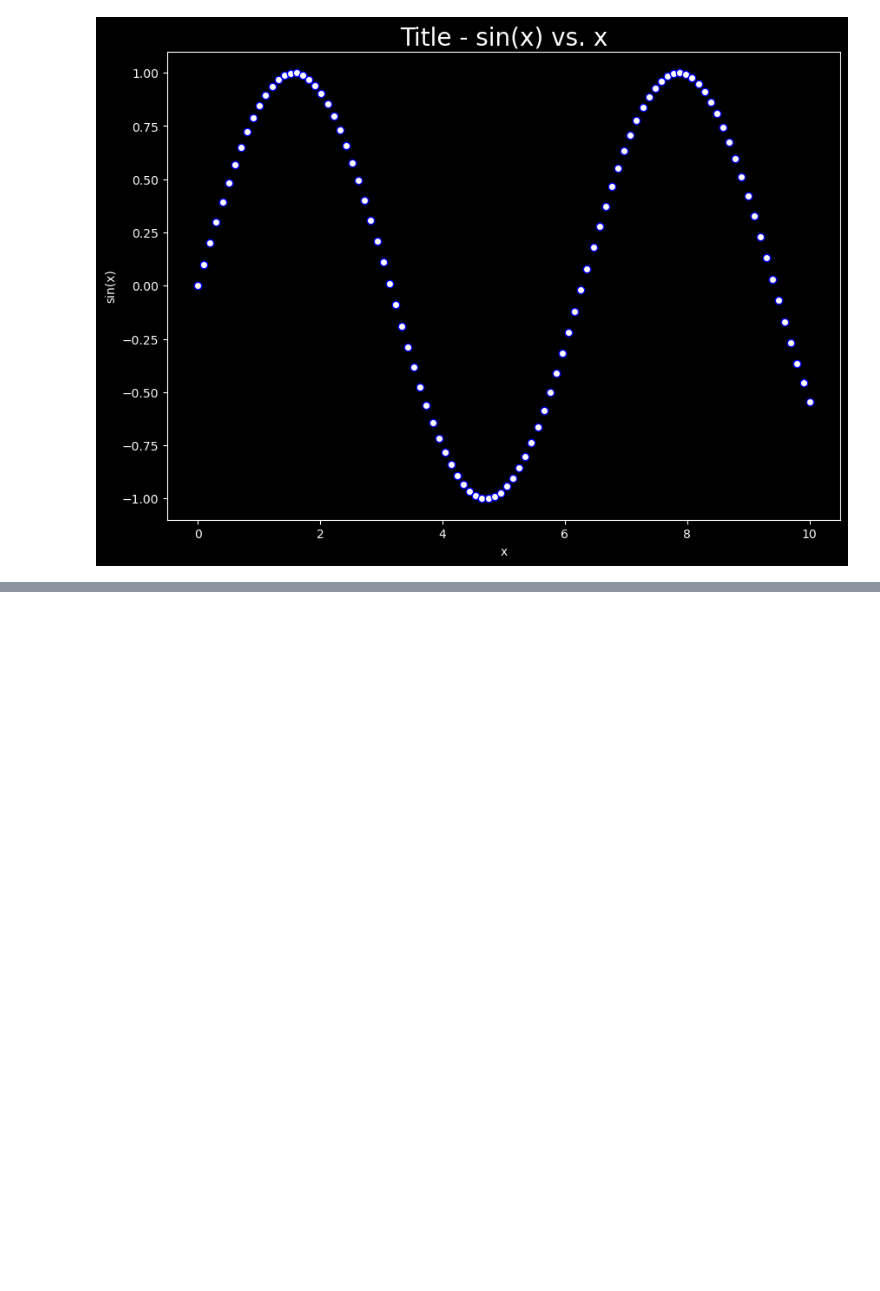
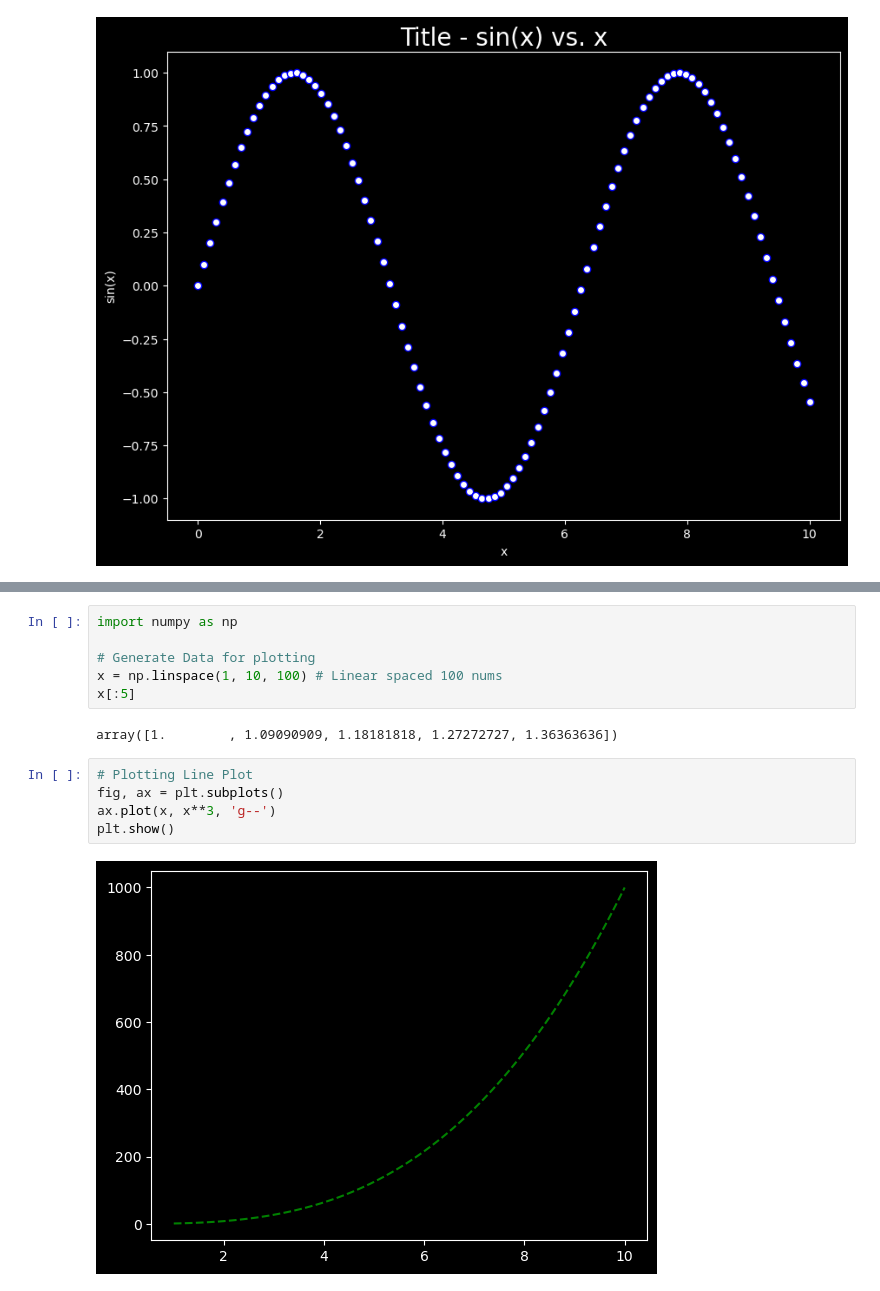
Before and after one commit to DarkDk123/ZTM-ML-Data-Science, a Jupyter notebook: 6. Matplotlib : Visualizing Data/Matplotlib_Intro.ipynb, the cells around one changed output, grey strips where cells are left out. Drawn from its saved outputs; the diff is of its cells as text; blank space fills up the shorter version.

Commit message:
Plotting NumPy Arrays | Line, Scatter & Bar Plots

```diff
--- a/6. Matplotlib : Visualizing Data/Matplotlib_Intro.ipynb
+++ b/6. Matplotlib : Visualizing Data/Matplotlib_Intro.ipynb
@@ -187,0 +198,15 @@ fig.savefig("Images/scatter.png")
+# %%
+import numpy as np
+
+# Generate Data for plotting
+x = np.linspace(1, 10, 100) # Linear spaced 100 nums
+x[:5]
+# %% [output]
+array([1.        , 1.09090909, 1.18181818, 1.27272727, 1.36363636])
+# %%
+# Plotting Line Plot
+fig, ax = plt.subplots()
+ax.plot(x, x**3, 'g--')
+plt.show()
+# %% [output]
+[figure, added]
```
Also changed, not shown: parts of 4 cells of this notebook.
